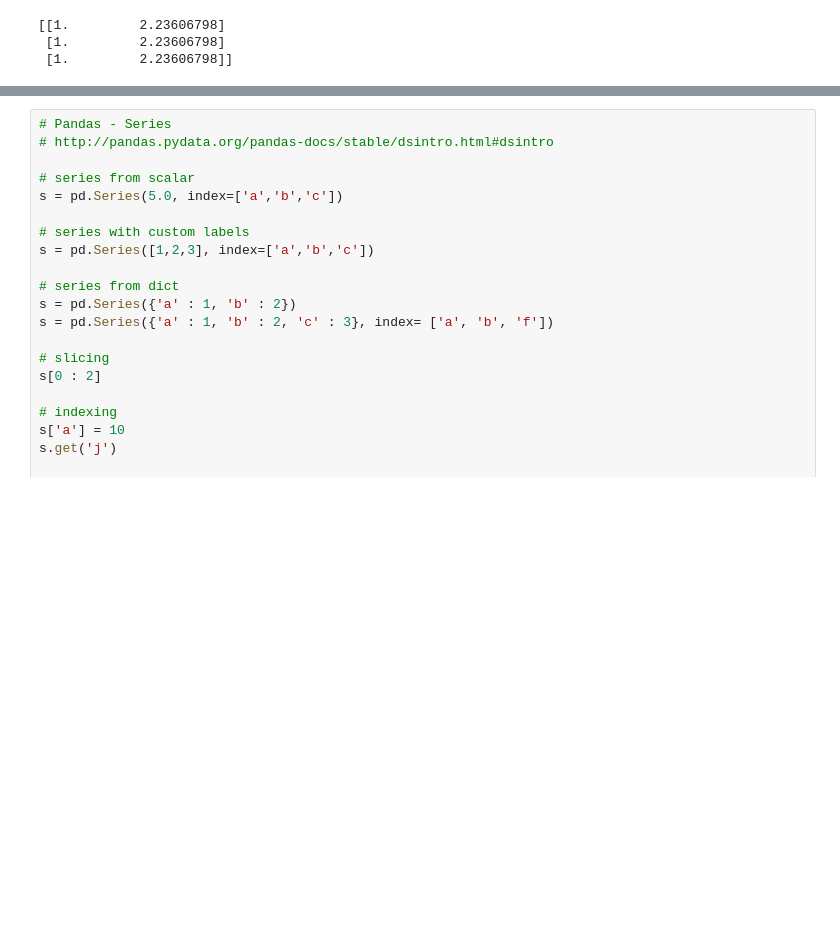
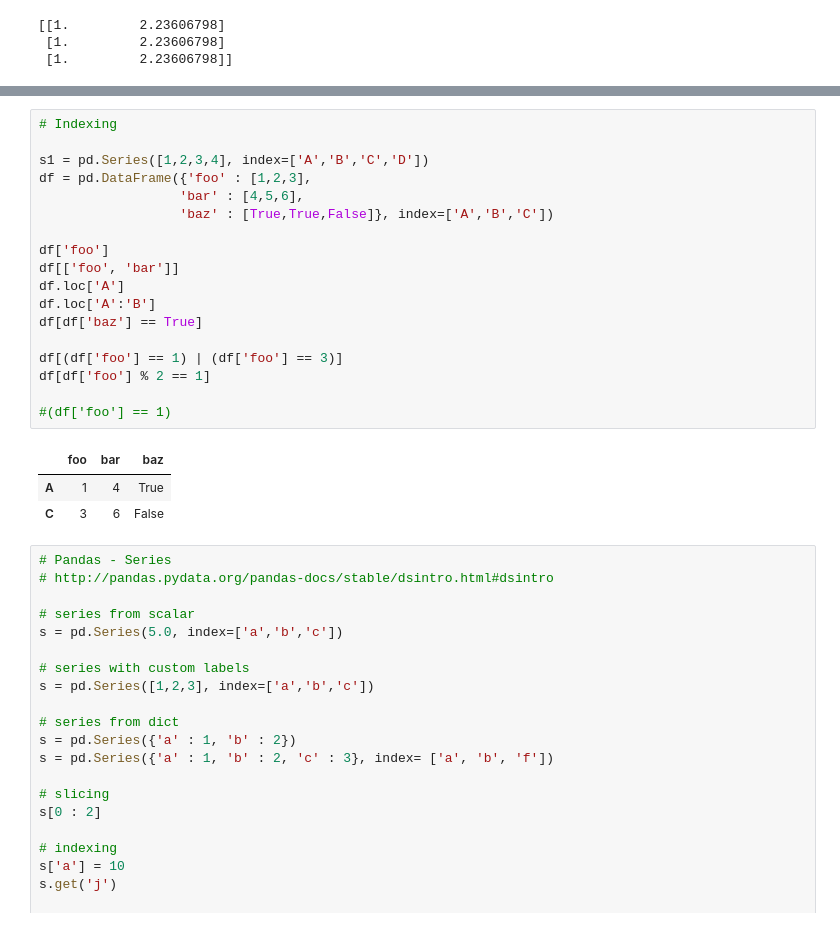
Before and after one commit to coxy1989/mlsabbatical, a Jupyter notebook: notebooks/playground/playground.ipynb, the cells around one changed output, grey strips where cells are left out. Drawn from its saved outputs; the diff is of its cells as text; blank space fills up the shorter version.

```diff
--- a/notebooks/playground/playground.ipynb
+++ b/notebooks/playground/playground.ipynb
@@ -42,3 +42,25 @@ df.describe()
+# %%
+# Indexing
+
+s1 = pd.Series([1,2,3,4], index=['A','B','C','D'])
+df = pd.DataFrame({'foo' : [1,2,3],
+                  'bar' : [4,5,6],
+                  'baz' : [True,True,False]}, index=['A','B','C'])
+
+df['foo']
+df[['foo', 'bar']]
+df.loc['A']
+df.loc['A':'B']
+df[df['baz'] == True]
+
+df[(df['foo'] == 1) | (df['foo'] == 3)]
+df[df['foo'] % 2 == 1]
+
+#(df['foo'] == 1)
+# %% [output]
+|  | foo | bar | baz |
+| A | 1 | 4 | True |
+| C | 3 | 6 | False |
 # %%
 # Pandas - Series
 # http://pandas.pydata.org/pandas-docs/stable/dsintro.html#dsintro
```
Also changed, not shown: parts of 1 cell of this notebook, 5 other files.
